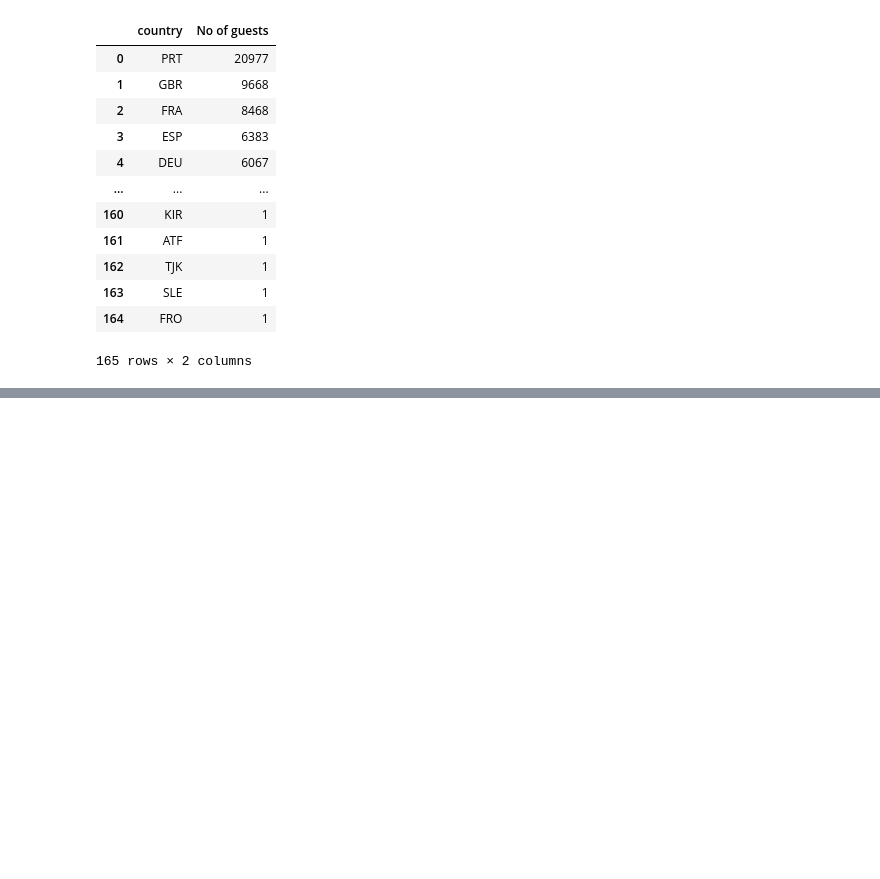
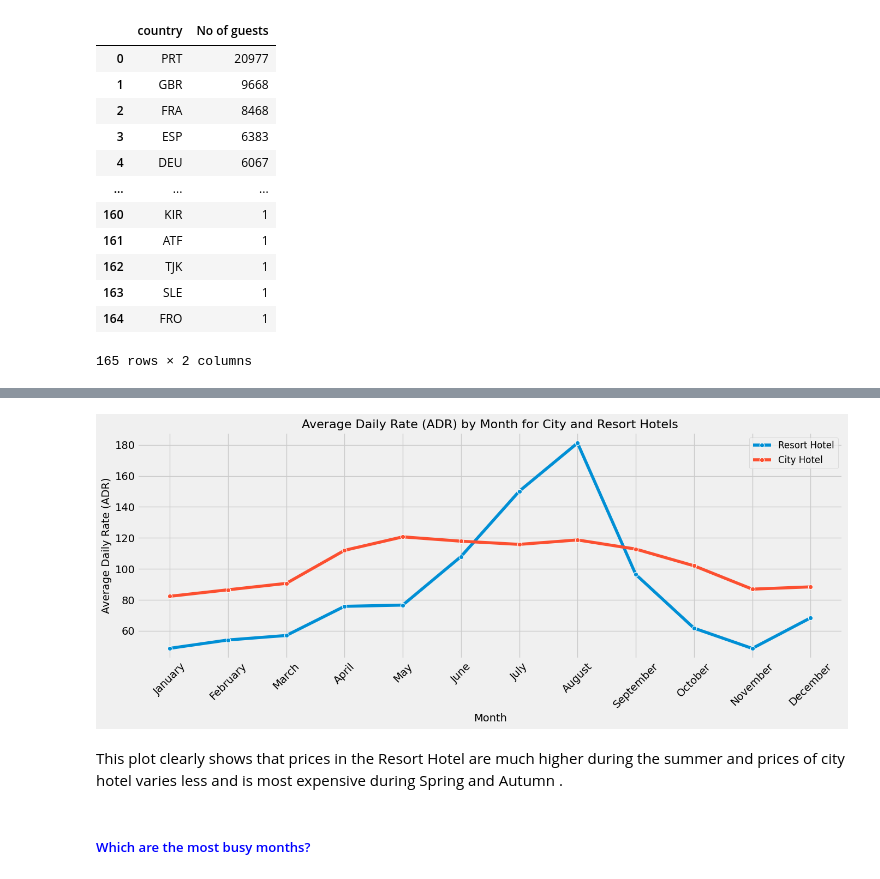
Before and after one commit to yezergmorales/dynamic-pricing, a Jupyter notebook: dev/demand_based_pricing_optimisation.ipynb, the cells around one changed output, grey strips where cells are left out. Saved outputs shown, nothing was run; the diff lists cells and outputs as text; code cells hidden in the pictures; blank space fills up the shorter version.

```diff
--- a/dev/demand_based_pricing_optimisation.ipynb
+++ b/dev/demand_based_pricing_optimisation.ipynb
@@ -127,7 +134,7 @@ Dataset moving process completed.
 # %%
-project_root = os.path.split(os.getcwd())[0] # Assumes the script is run from the project root
+project_root = os.path.split(os.getcwd())[0]  # Assumes the script is run from the project root
 data_dir = os.path.join(project_root, "data")
-df = pd.read_csv(os.path.join(data_dir, "hotel_bookings.csv"))
+df = pd.read_csv(os.path.join(data_dir, "hotel_bookings.csv"), parse_dates=True)
 print(df.shape)
 df.head()
 # %% [output]
@@ -294,0 +316,3 @@ guests_map.show()
+# %%
+data_resort = df[(df["hotel"] == "Resort Hotel") & (df["is_canceled"] == 0)]
+data_city = df[(df["hotel"] == "City Hotel") & (df["is_canceled"] == 0)]
@@ -294,0 +359,11 @@ guests_map.show()
+# %%
+city_hotel = data_city.groupby(["arrival_date_month"])["adr"].mean().reset_index()
+
+# Convert 'arrival_date_month' to a categorical type with the defined order
+city_hotel["arrival_date_month"] = pd.Categorical(
+    city_hotel["arrival_date_month"], categories=month_order, ordered=True
+)
+
+# Sort by month
+city_hotel_sorted = city_hotel.sort_values("arrival_date_month")
+city_hotel_sorted
@@ -294,0 +384,25 @@ guests_map.show()
+# %%
+plt.figure(figsize=(14, 6))
+plt.title("Average Daily Rate (ADR) by Month for City and Resort Hotels", fontsize=16)
+
+# Plot for Resort Hotel
+sns.lineplot(
+    x=resort_hotel_sorted["arrival_date_month"], y=resort_hotel_sorted["adr"], label="Resort Hotel", marker="o"
+)
+
+# Plot for City Hotel
+sns.lineplot(x=city_hotel_sorted["arrival_date_month"], y=city_hotel_sorted["adr"], label="City Hotel", marker="o")
+
+plt.xlabel("Month", fontsize=14)
+plt.ylabel("Average Daily Rate (ADR)", fontsize=14)
+plt.xticks(rotation=45)
+plt.legend(fontsize=12)
+plt.grid(True)
+plt.tight_layout()
+plt.show()
+# %% [output]
+[figure, added]
+# %% [markdown]
+This plot clearly shows that prices in the Resort Hotel are much higher during the summer and prices of city hotel varies less and is most expensive during Spring and Autumn .
+# %% [markdown]
+##### <span style="color:blue">Which are the most busy months?</span>
```
Also changed, not shown: parts of 72 cells of this notebook, 3 other files.
